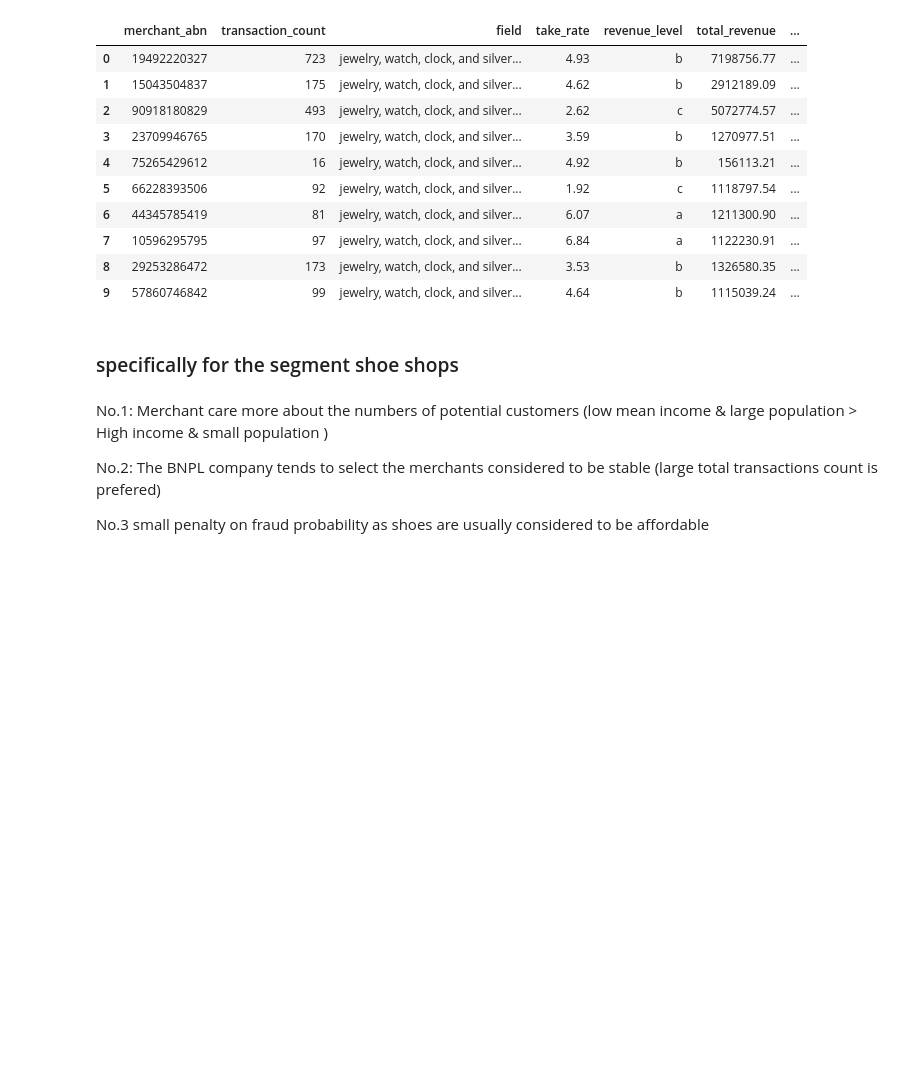
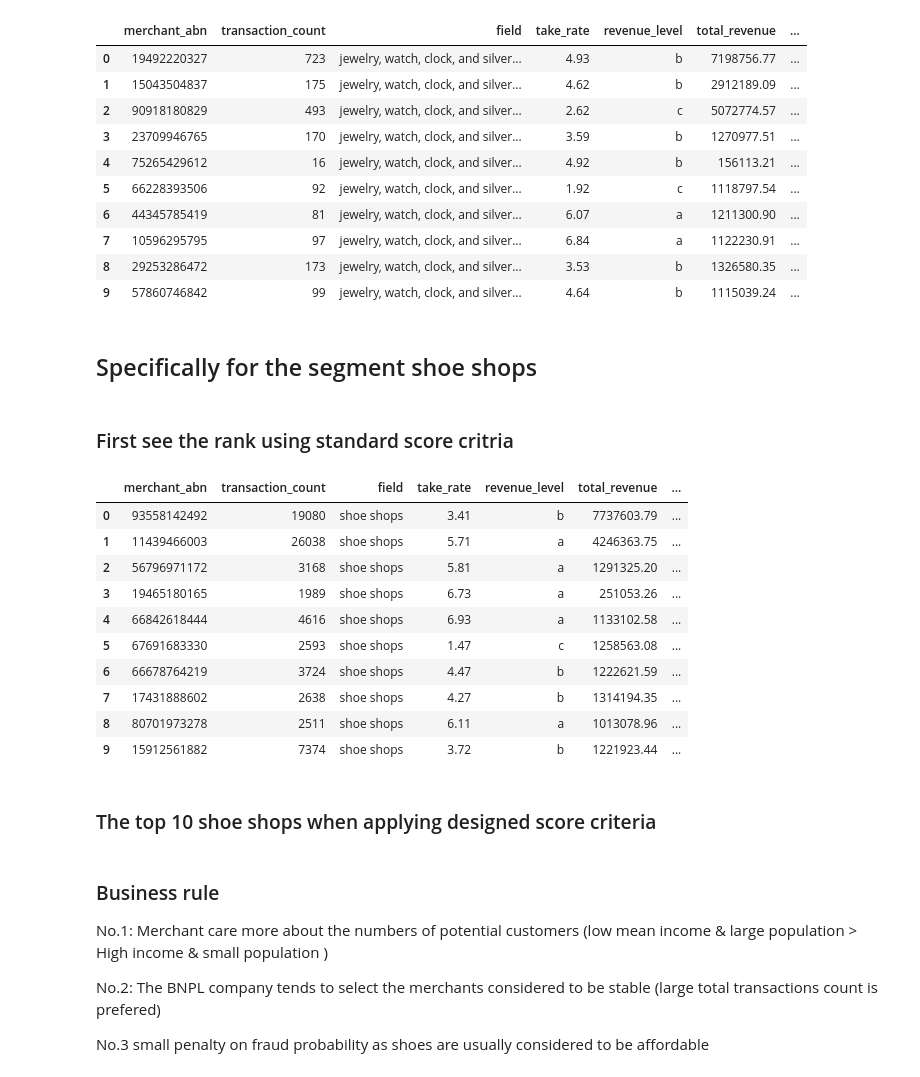
Before and after one commit to MAST30034-Applied-Data-Science/generic-buy-now-pay-later-project-group-28, a Jupyter notebook: notebooks/rank_algorithm.ipynb, the cells around one changed output. Saved outputs shown, nothing was run; the diff lists cells and outputs as text; code cells hidden in the pictures; blank space fills up the shorter version.

Commit message:
segment tents and shoe shops ranking (3/3 completed) v1

```diff
--- a/notebooks/rank_algorithm.ipynb
+++ b/notebooks/rank_algorithm.ipynb
@@ -264,8 +264,29 @@ top_10_merchant_jewlery_designed
 | 8 | 29253286472 | 173 | jewelry, watch, clock, and silver... | 3.53 | b | 1326580.35 | ... |
 | 9 | 57860746842 | 99 | jewelry, watch, clock, and silver... | 4.64 | b | 1115039.24 | ... |
 # %% [markdown]
-### specifically for the segment shoe shops
+## Specifically for the segment shoe shops
+# %% [markdown]
+### First see the rank using standard score critria
+# %%
+top_10_merchant_shoe = rank_algorithm(merchant_shoe, featrue_name, score_criteria, 0.2, 10)
+# %%
+top_10_merchant_shoe
+# %% [output]
+|  | merchant_abn | transaction_count | field | take_rate | revenue_level | total_revenue | ... |
+| 0 | 93558142492 | 19080 | shoe shops | 3.41 | b | 7737603.79 | ... |
+| 1 | 11439466003 | 26038 | shoe shops | 5.71 | a | 4246363.75 | ... |
+| 2 | 56796971172 | 3168 | shoe shops | 5.81 | a | 1291325.20 | ... |
+| 3 | 19465180165 | 1989 | shoe shops | 6.73 | a | 251053.26 | ... |
+| 4 | 66842618444 | 4616 | shoe shops | 6.93 | a | 1133102.58 | ... |
+| 5 | 67691683330 | 2593 | shoe shops | 1.47 | c | 1258563.08 | ... |
+| 6 | 66678764219 | 3724 | shoe shops | 4.47 | b | 1222621.59 | ... |
+| 7 | 17431888602 | 2638 | shoe shops | 4.27 | b | 1314194.35 | ... |
+| 8 | 80701973278 | 2511 | shoe shops | 6.11 | a | 1013078.96 | ... |
+| 9 | 15912561882 | 7374 | shoe shops | 3.72 | b | 1221923.44 | ... |
+# %% [markdown]
+### The top 10 shoe shops when applying designed score criteria
 # %% [markdown]
+### Business rule
 No.1: Merchant care more about the numbers of potential customers (low mean income & large population > High income & small population )
 
 No.2: The BNPL company tends to select the merchants considered to be stable (large total transactions count is prefered)
```
Also changed, not shown: parts of 16 cells of this notebook.
